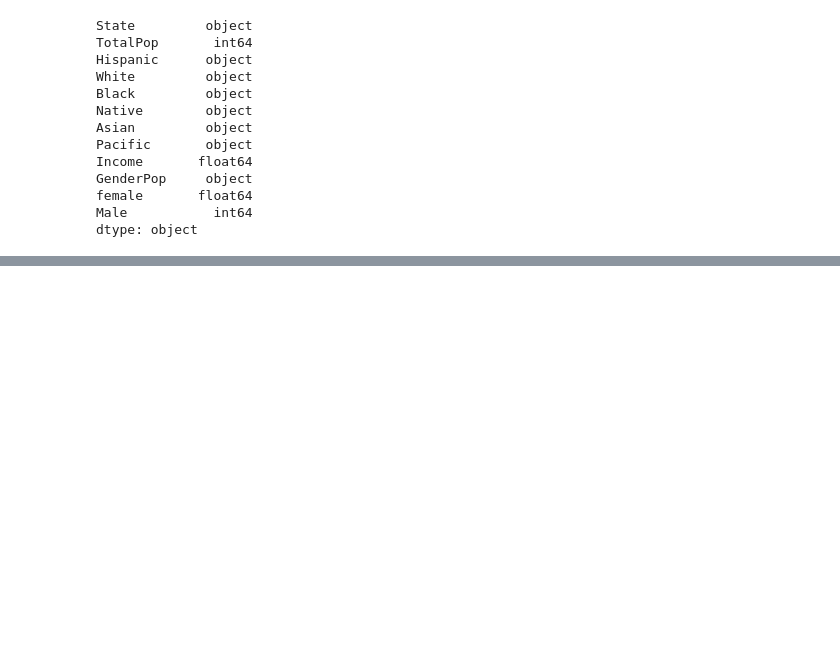
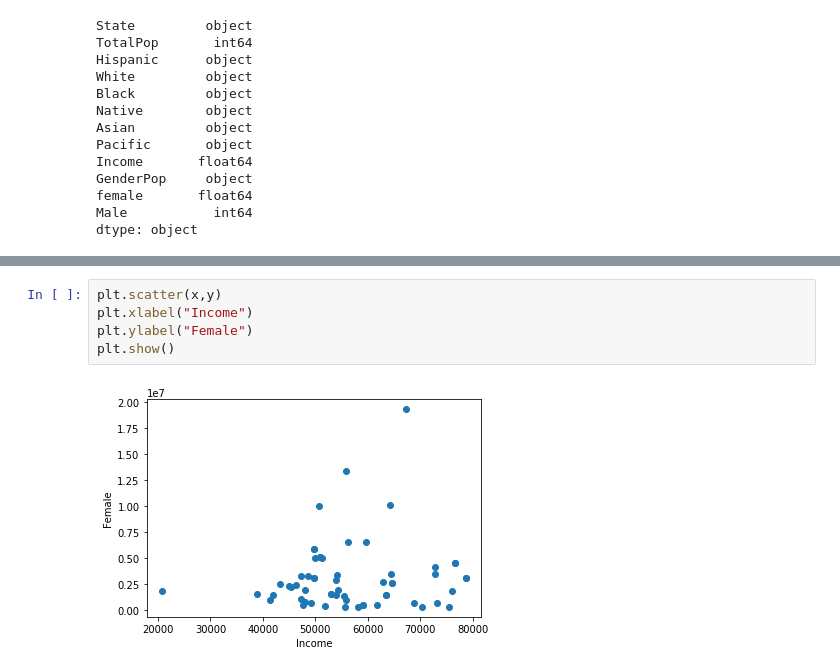
Before and after one commit to sadaqatali1234/practice, a Jupyter notebook: NumpyAssignments/pandas practice/assigment/Untitled1.ipynb, the cells around one changed output, grey strips where cells are left out. Cells and saved outputs as stored; diff of their text form; blank space fills up the shorter version.

```diff
--- a/NumpyAssignments/pandas practice/assigment/Untitled1.ipynb
+++ b/NumpyAssignments/pandas practice/assigment/Untitled1.ipynb
@@ -122,2 +158,9 @@ us_census['Female']=us_census['Female'].fillna(value= valores)
+# %%
+plt.scatter(x,y)
+plt.xlabel("Income")
+plt.ylabel("Female")
+plt.show()
+# %% [output]
+[figure, added]
 # %%
 us_census.dtypes
```
Also changed, not shown: parts of 15 cells of this notebook, 3 other files.
